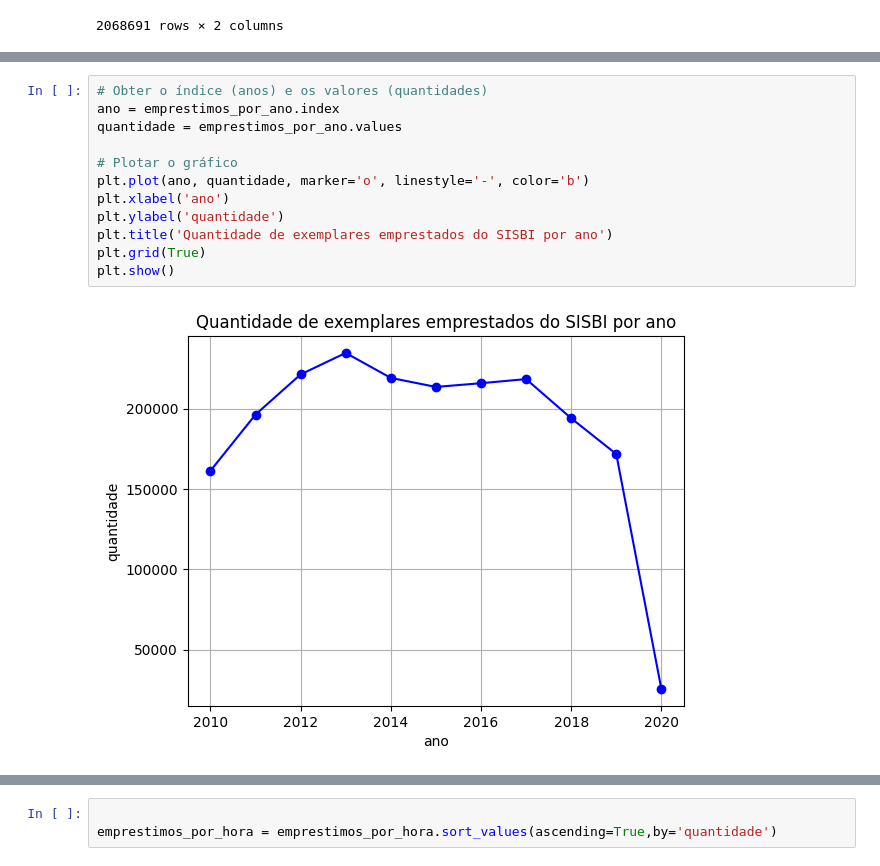
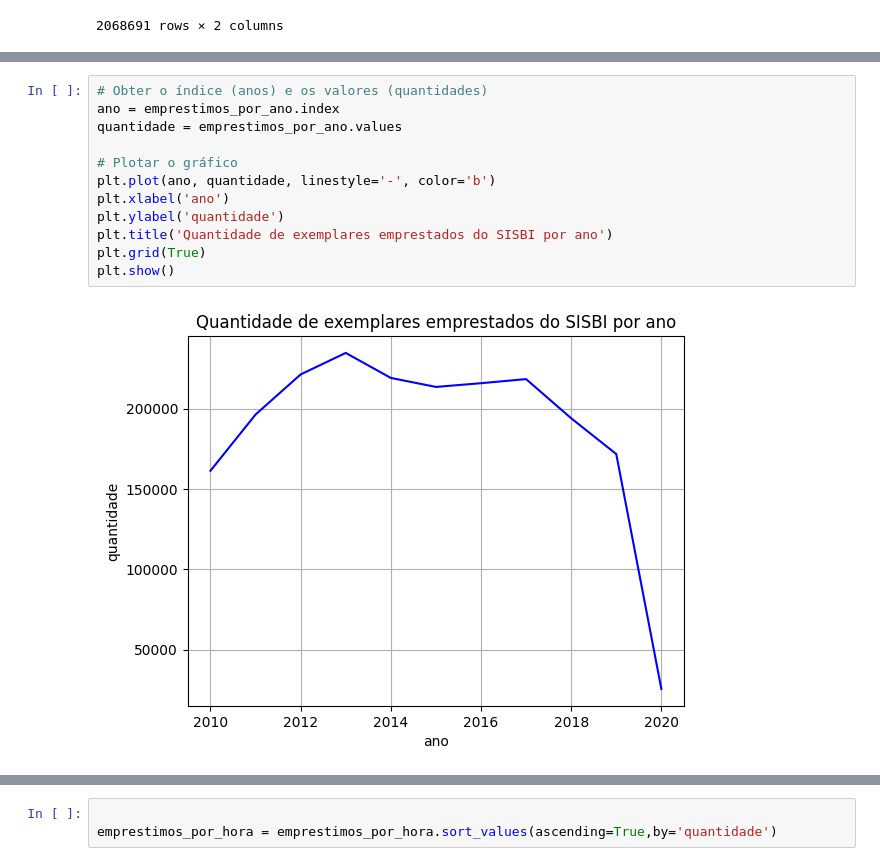
Before and after one commit to MatheusGeffer/Desafio_alura_pandas, a Jupyter notebook: Desafio_Alura/Desafio_alura.ipynb, the cells around one changed output, grey strips where cells are left out. Drawn from its saved outputs; the diff is of its cells as text.

```diff
--- a/Desafio_Alura/Desafio_alura.ipynb
+++ b/Desafio_Alura/Desafio_alura.ipynb
@@ -232,14 +229,14 @@ Name: quantidade, dtype: int64
 # %%
 # Obter o índice (anos) e os valores (quantidades)
 ano = emprestimos_por_ano.index
 quantidade = emprestimos_por_ano.values
 
 # Plotar o gráfico
-plt.plot(ano, quantidade, marker='o', linestyle='-', color='b')
+plt.plot(ano, quantidade, linestyle='-', color='b')
 plt.xlabel('ano')
 plt.ylabel('quantidade')
 plt.title('Quantidade de exemplares emprestados do SISBI por ano')
 plt.grid(True)
 plt.show()
 # %% [output]
-[figure, old version]
+[figure, new version]
```
Also changed, not shown: parts of 49 cells of this notebook.
